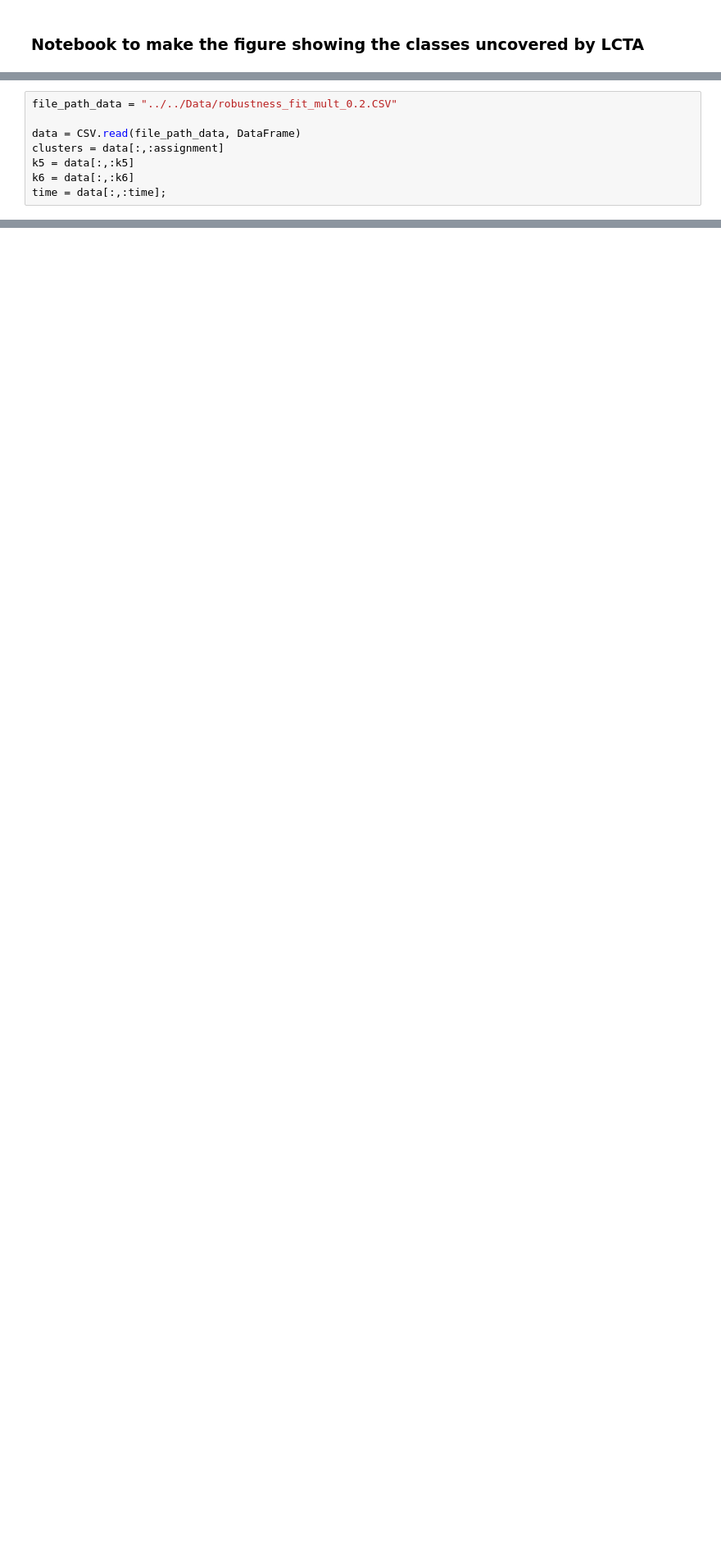
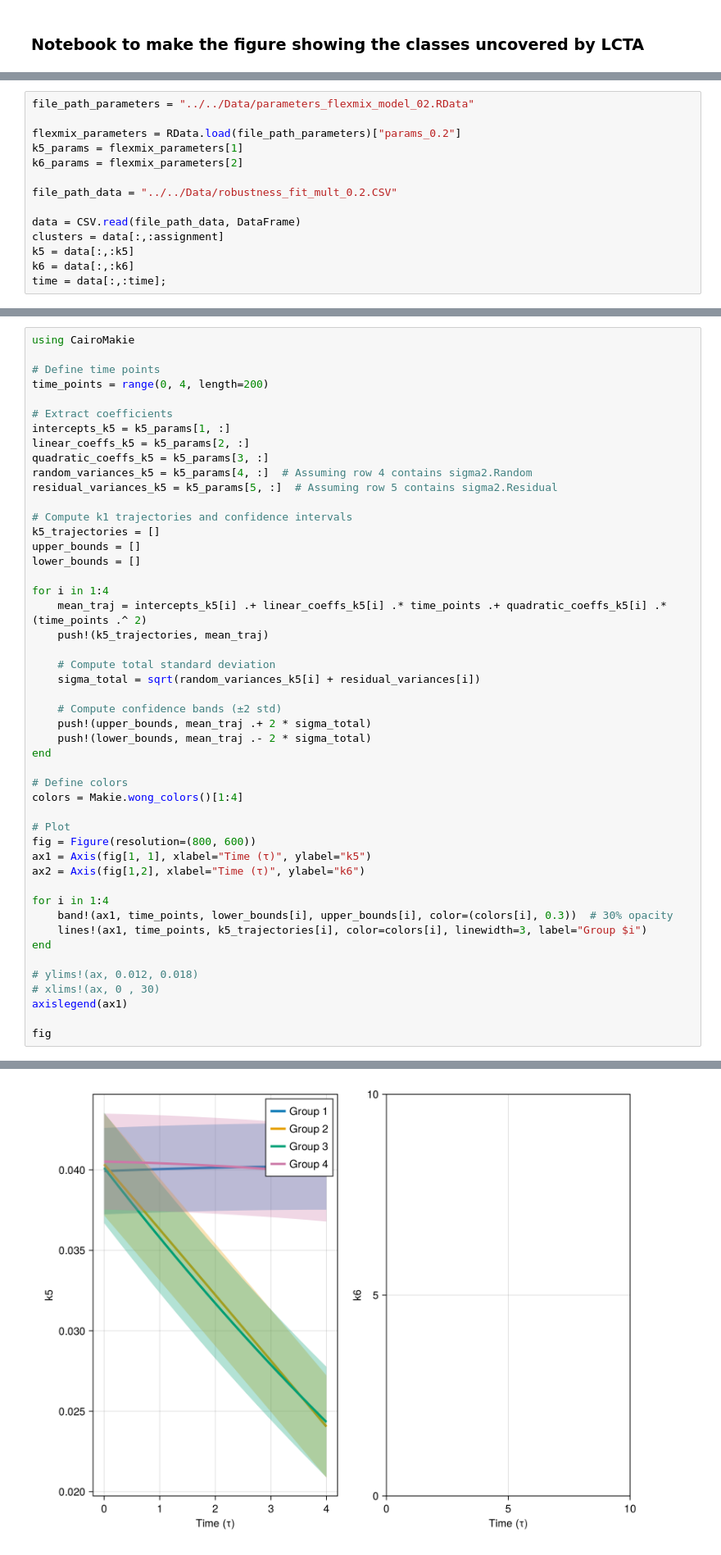
Before and after one commit to JDQuadt/EDES, a Jupyter notebook: Figures report/Results/Robustness/LCTA_visualisation.ipynb, the cells around one changed output, grey strips where cells are left out. Shown at 82% size. Cells and saved outputs as stored; diff of their text form; blank space fills up the shorter version.

```diff
--- a/Figures report/Results/Robustness/LCTA_visualisation.ipynb
+++ b/Figures report/Results/Robustness/LCTA_visualisation.ipynb
@@ -8,4 +9,10 @@ using Statistics
 # %%
+file_path_parameters = "../../Data/parameters_flexmix_model_02.RData"
+
+flexmix_parameters = RData.load(file_path_parameters)["params_0.2"]
+k5_params = flexmix_parameters[1]
+k6_params = flexmix_parameters[2]
+
 file_path_data = "../../Data/robustness_fit_mult_0.2.CSV"
 
 data = CSV.read(file_path_data, DataFrame)
@@ -23,0 +123,49 @@ unique_clusters = unique(clusters)
+# %%
+using CairoMakie
+
+# Define time points
+time_points = range(0, 4, length=200)
+
+# Extract coefficients
+intercepts_k5 = k5_params[1, :]
+linear_coeffs_k5 = k5_params[2, :]
+quadratic_coeffs_k5 = k5_params[3, :]
+random_variances_k5 = k5_params[4, :]  # Assuming row 4 contains sigma2.Random
+residual_variances_k5 = k5_params[5, :]  # Assuming row 5 contains sigma2.Residual
+
+# Compute k1 trajectories and confidence intervals
+k5_trajectories = []
+upper_bounds = []
+lower_bounds = []
+
+for i in 1:4
+    mean_traj = intercepts_k5[i] .+ linear_coeffs_k5[i] .* time_points .+ quadratic_coeffs_k5[i] .* (time_points .^ 2)
+    push!(k5_trajectories, mean_traj)
+
+    # Compute total standard deviation
+    sigma_total = sqrt(random_variances_k5[i] + residual_variances[i])
+
+    # Compute confidence bands (±2 std)
+    push!(upper_bounds, mean_traj .+ 2 * sigma_total)
+    push!(lower_bounds, mean_traj .- 2 * sigma_total)
+end
+
+# Define colors
+colors = Makie.wong_colors()[1:4]
+
+# Plot
+fig = Figure(resolution=(800, 600))
+ax1 = Axis(fig[1, 1], xlabel="Time (τ)", ylabel="k5")
+ax2 = Axis(fig[1,2], xlabel="Time (τ)", ylabel="k6")
+
+for i in 1:4
+    band!(ax1, time_points, lower_bounds[i], upper_bounds[i], color=(colors[i], 0.3))  # 30% opacity
+    lines!(ax1, time_points, k5_trajectories[i], color=colors[i], linewidth=3, label="Group $i")
+end
+
+# ylims!(ax, 0.012, 0.018)
+# xlims!(ax, 0 , 30)
+axislegend(ax1)
+
+fig
+# %% [output]
@@ -24,3 +174,4 @@ unique_clusters = unique(clusters)
+[figure, added]
 # %%
 using CairoMakie, Statistics
 
```
Also changed, not shown: parts of 7 cells of this notebook, 24 other files.
